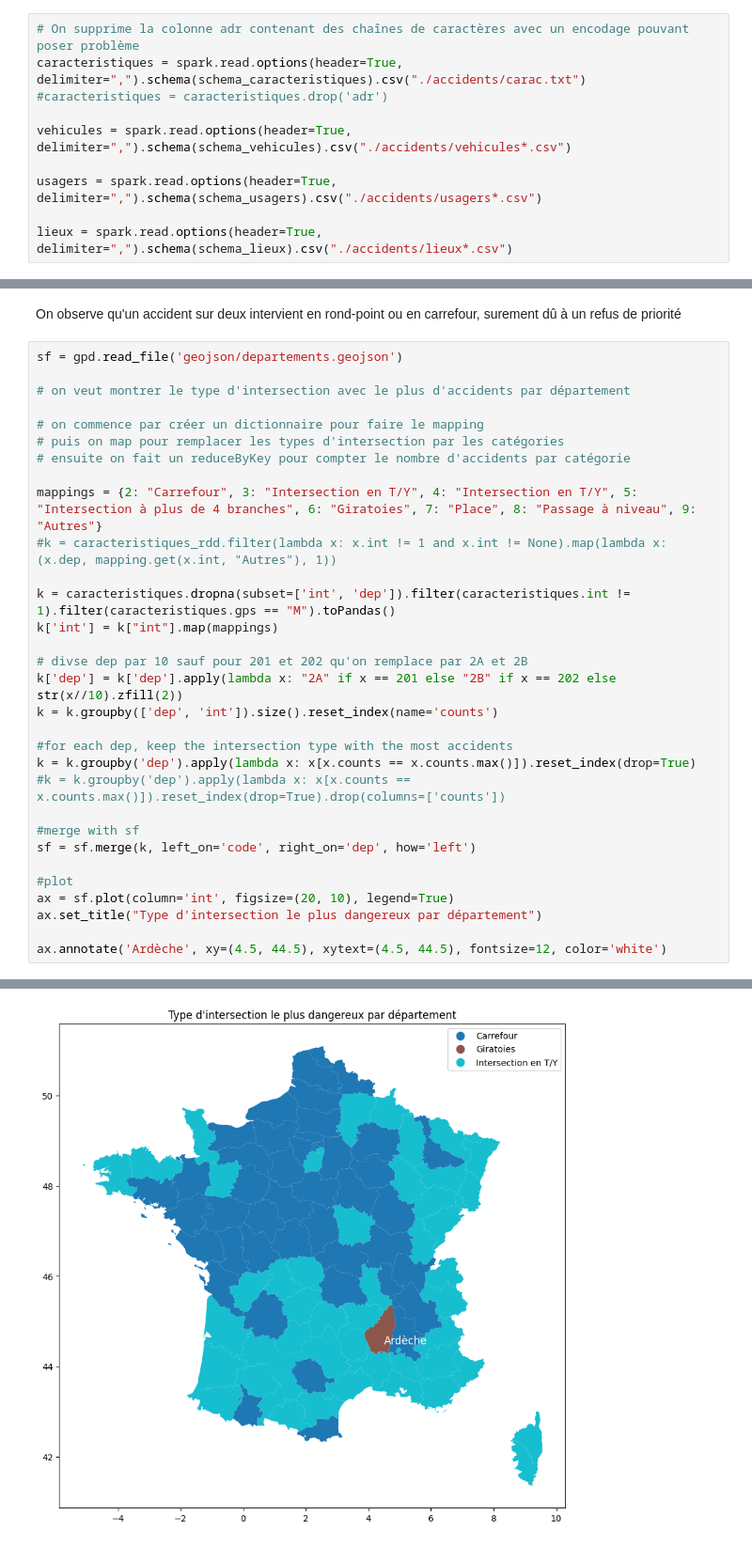
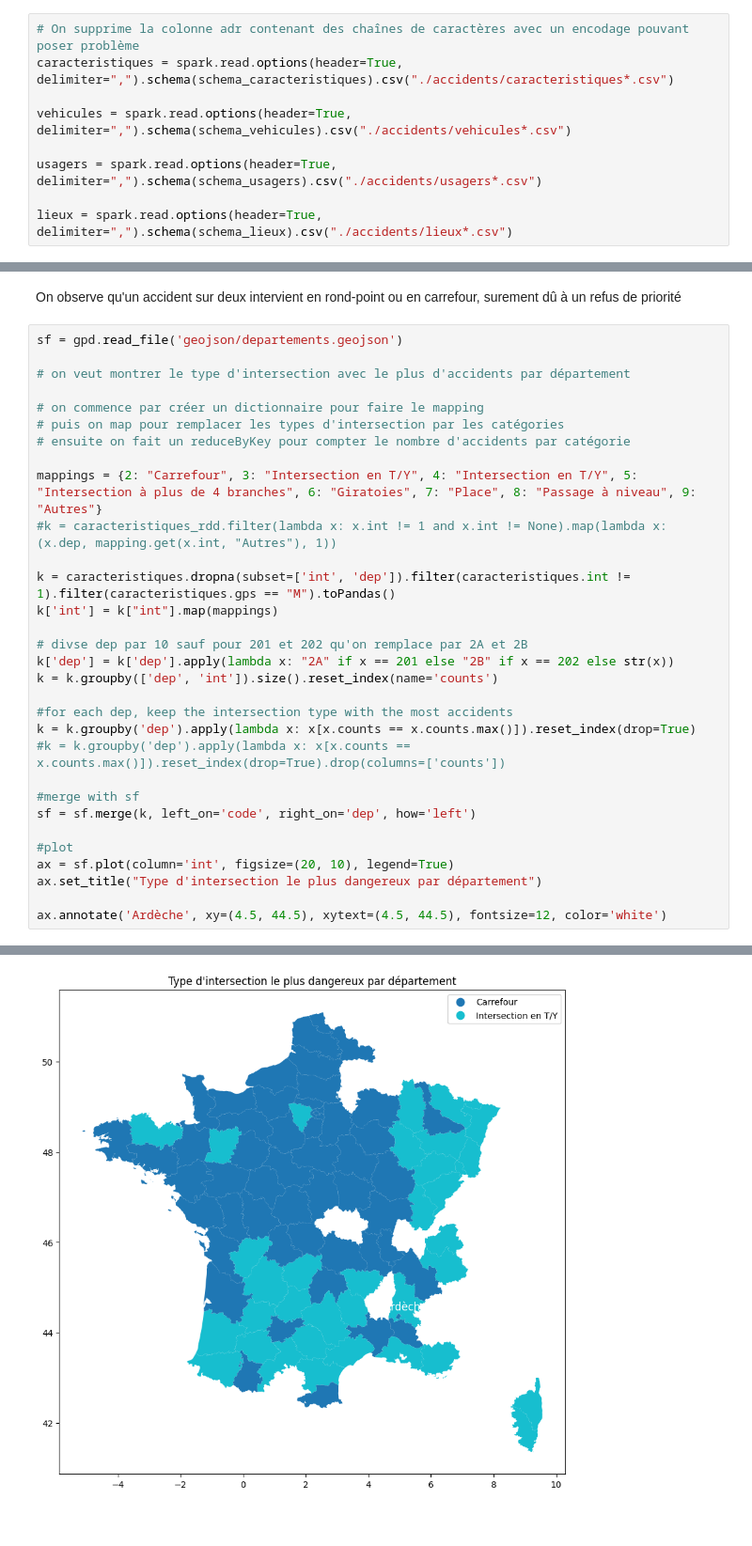
Before and after one commit to itasli/accidents-circulation-routiere, a Jupyter notebook: main.ipynb, the cells around one changed output, grey strips where cells are left out. Shown at 94% size. Drawn from its saved outputs; the diff is of its cells as text.

```diff
--- a/main.ipynb
+++ b/main.ipynb
@@ -82,8 +85,7 @@ schema_lieux = StructType([
 ### Création des dataframes
 # %%
 # On supprime la colonne adr contenant des chaînes de caractères avec un encodage pouvant poser problème
-caracteristiques = spark.read.options(header=True, delimiter=",").schema(schema_caracteristiques).csv("./accidents/carac.txt")
-#caracteristiques = caracteristiques.drop('adr')
+caracteristiques = spark.read.options(header=True, delimiter=",").schema(schema_caracteristiques).csv("./accidents/caracteristiques*.csv")
 
 vehicules = spark.read.options(header=True, delimiter=",").schema(schema_vehicules).csv("./accidents/vehicules*.csv")
 
@@ -436,35 +453,35 @@ sf = gpd.read_file('geojson/departements.geojson')
 
 # on veut montrer le type d'intersection avec le plus d'accidents par département
 
 # on commence par créer un dictionnaire pour faire le mapping
 # puis on map pour remplacer les types d'intersection par les catégories
 # ensuite on fait un reduceByKey pour compter le nombre d'accidents par catégorie
 
 mappings = {2: "Carrefour", 3: "Intersection en T/Y", 4: "Intersection en T/Y", 5: "Intersection à plus de 4 branches", 6: "Giratoies", 7: "Place", 8: "Passage à niveau", 9: "Autres"}
 #k = caracteristiques_rdd.filter(lambda x: x.int != 1 and x.int != None).map(lambda x: (x.dep, mapping.get(x.int, "Autres"), 1))
 
 k = caracteristiques.dropna(subset=['int', 'dep']).filter(caracteristiques.int != 1).filter(caracteristiques.gps == "M").toPandas()
 k['int'] = k["int"].map(mappings)
 
 # divse dep par 10 sauf pour 201 et 202 qu'on remplace par 2A et 2B
-k['dep'] = k['dep'].apply(lambda x: "2A" if x == 201 else "2B" if x == 202 else str(x//10).zfill(2))
+k['dep'] = k['dep'].apply(lambda x: "2A" if x == 201 else "2B" if x == 202 else str(x))
 k = k.groupby(['dep', 'int']).size().reset_index(name='counts')
 
 #for each dep, keep the intersection type with the most accidents
 k = k.groupby('dep').apply(lambda x: x[x.counts == x.counts.max()]).reset_index(drop=True)
 #k = k.groupby('dep').apply(lambda x: x[x.counts == x.counts.max()]).reset_index(drop=True).drop(columns=['counts'])
 
 #merge with sf
 sf = sf.merge(k, left_on='code', right_on='dep', how='left')
 
 #plot
 ax = sf.plot(column='int', figsize=(20, 10), legend=True)
 ax.set_title("Type d'intersection le plus dangereux par département")
 
 ax.annotate('Ardèche', xy=(4.5, 44.5), xytext=(4.5, 44.5), fontsize=12, color='white')
 # %% [output]
 Text(4.5, 44.5, 'Ardèche')
-[figure, old version]
+[figure, new version]
 # %%
 # scatter plot la longitude et la latitude
 
```
Also changed, not shown: parts of 25 cells of this notebook.
